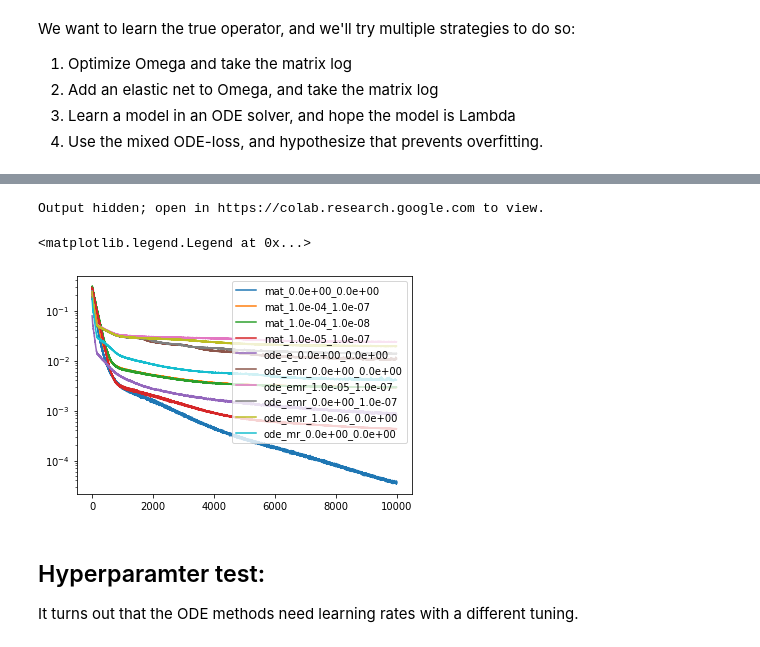
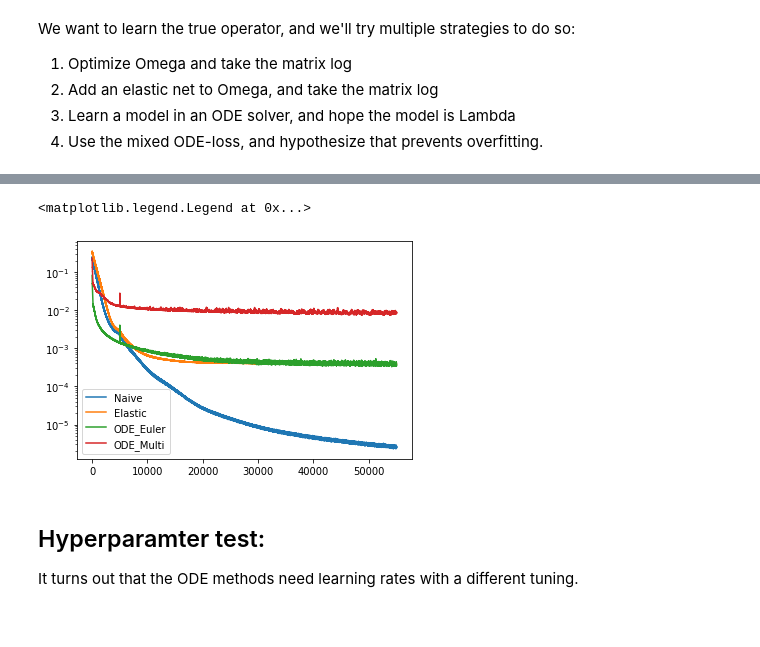
Before and after one commit to afqueiruga/on_learned_dynamics, a Jupyter notebook: WaveEquation2.ipynb, the cells around one changed output, grey strips where cells are left out. Cells and saved outputs as stored; diff of their text form; code cells hidden in the pictures.

```diff
--- a/WaveEquation2.ipynb
+++ b/WaveEquation2.ipynb
@@ -278,0 +193,7 @@ Saving at  14999  with loss  0.00024271308150127974
+# %%
+N_iter = 50000
+experiments["Naive"].train(N_iter=N_iter)
+experiments["Elastic"].train(N_iter=N_iter,gamma_L1=1.0e-5,gamma_L2=1.0e-7)
+experiments["ODE_Euler"].train_ode(N_iter=N_iter,learning_rate=1e-2)
+experiments["ODE_Multi3"].train_ode(N_iter=N_iter,learning_rate=1e-2,)
+experiments["ODE_Multi2"].train_ode(N_iter=N_iter,learning_rate=1e-2,)
@@ -279,15 +218,13 @@ Saving at  14999  with loss  0.00024271308150127974
 # %%
-sp_y,sp_x = int(len(experiments)/4+0.5), 2*4
-plt.figure(figsize=(4*sp_x,4*sp_y))
-for i,exp in enumerate(stash.values()):
+for n,exp in experiments.items():
     try:
         exp.post()
-        plt.subplot(sp_y,sp_x,2*i+1)
-        plt.title(exp.name())
-        seaborn.heatmap(exp.all_lambdas[-1], cmap='RdBu', center=0)
-        plt.subplot(sp_y,sp_x,2*i+2)
-        seaborn.heatmap(exp.all_omegas[-1], cmap='RdBu', center=0, vmin=-1,vmax=1)
-    except Exception as e:
-        print(e)
-        print("Skipping ",exp.name())
-plt.show()
+        plt.figure(figsize=(12,4))
+        plt.title(n)
+        plt.subplot(1,2,1)
+        seaborn.heatmap(exp.all_lambdas[-1], cmap='RdBu', center=0, vmin=-10,vmax=10)
+        plt.subplot(1,2,2)
+        seaborn.heatmap(exp.all_omegas[-1], cmap='RdBu', center=0, vmin=-2,vmax=2)
+        plt.show()
+    except:
+        print("Skipping ",n)
@@ -305,2 +230,0 @@ Skipping  mat_0.0e+00_1.0e-05
-# %%
-exp=list(stash.values())[2]
@@ -343,23 +231,13 @@ mylambda(Om2)
-# %%
-data = []
-for exp in stash.values():
-    try:
-        data.append(go.Scatter(y=exp.losses,name=exp.name()))
-    except:
-        print("Skipping ",n)
-go.Figure(data=data,layout=dict(yaxis_type="log") )
-# %% [output]
-Output hidden; open in https://colab.research.google.com to view.
 # %%
-for exp in experiments:
+for n,exp in experiments.items():
     try:
-        plt.semilogy(exp.losses,'-',label=exp.name())
+        plt.semilogy(exp.losses,'-',label=n)
     except:
         print("Skipping ",n)
 plt.legend()
 # %% [output]
 <matplotlib.legend.Legend at 0x...>
-[figure, old version]
+[figure, new version]
 # %% [markdown]
 ## Hyperparamter test:
 
```
Also changed, not shown: parts of 16 cells of this notebook, 3 other files.
